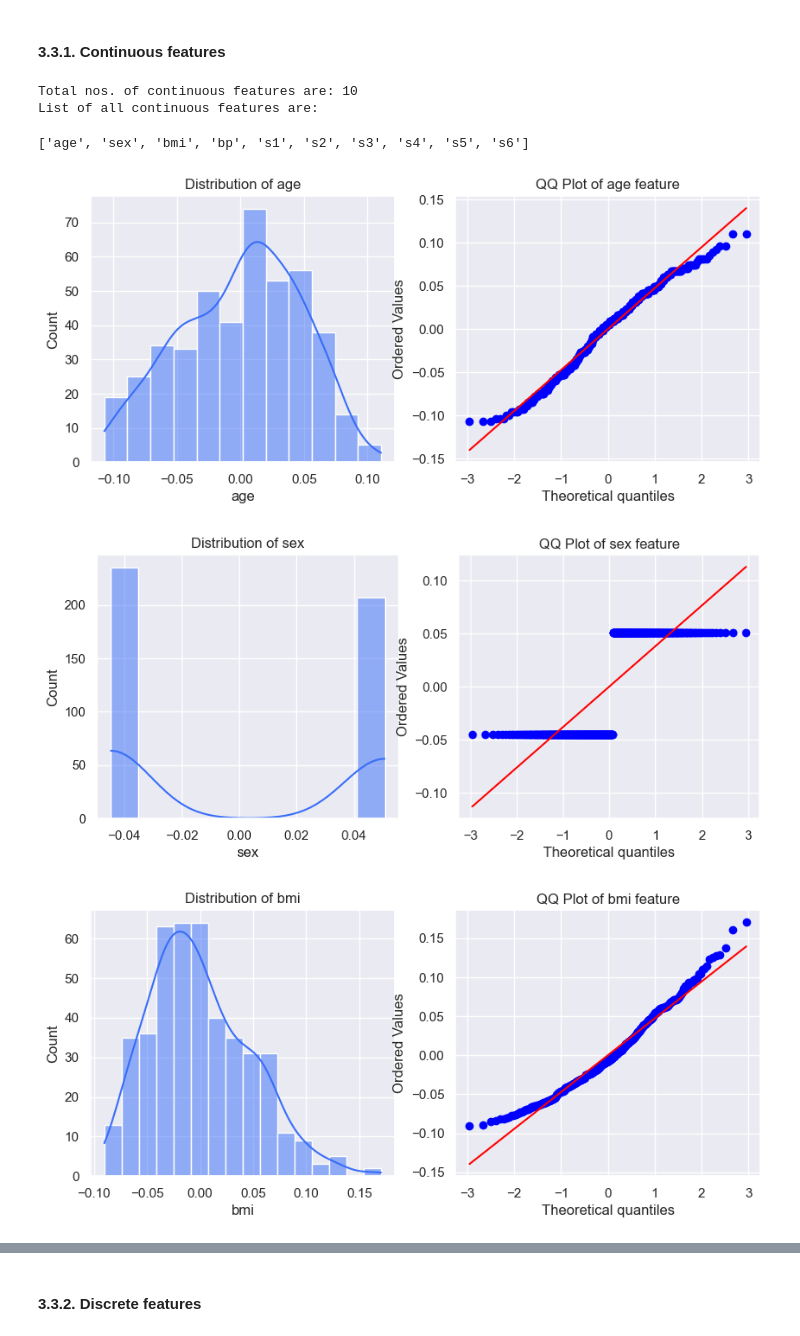
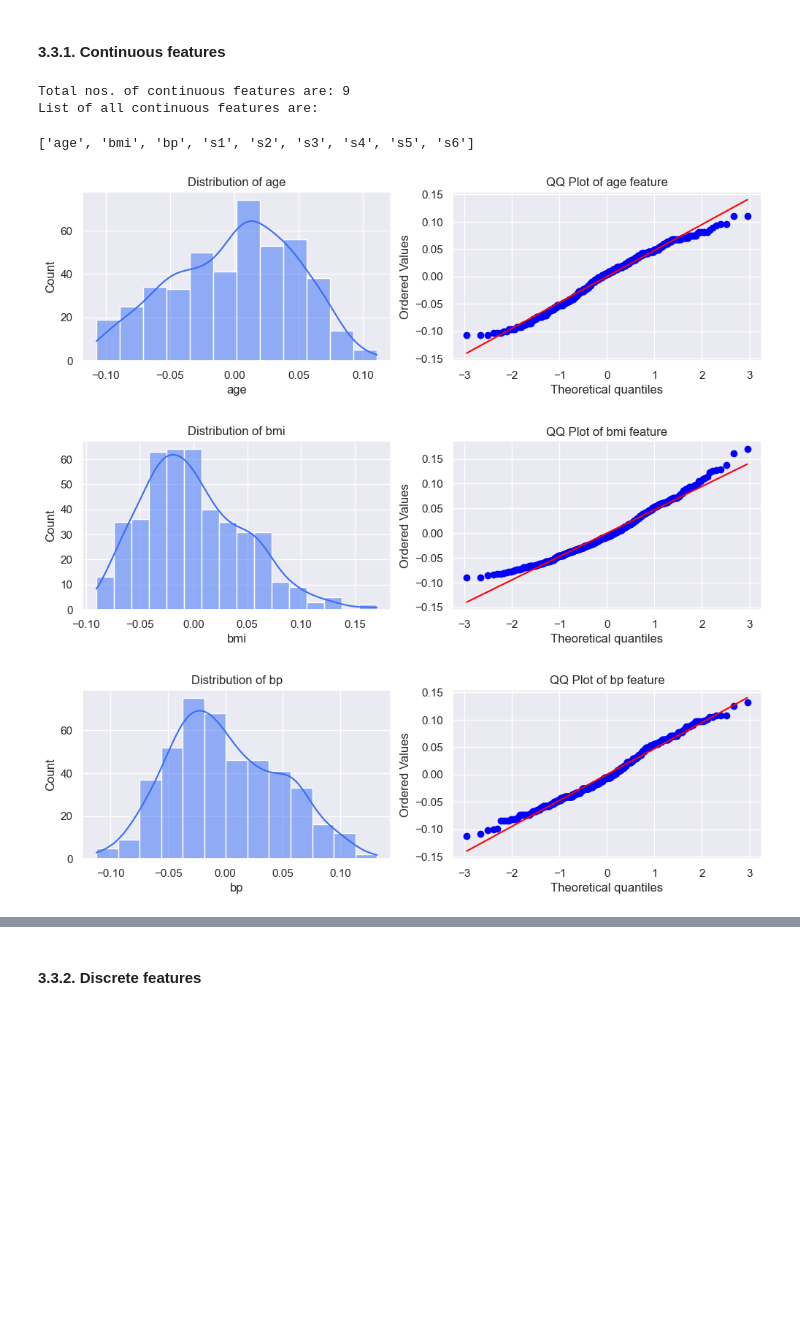
Before and after one commit to AmanKrSahu/ML-Algorithms-Implementation, a Jupyter notebook: Linear Regression.ipynb, the cells around one changed output, grey strips where cells are left out. Cells and saved outputs as stored; diff of their text form; code cells hidden in the pictures; blank space fills up the shorter version.

```diff
--- a/Linear Regression.ipynb
+++ b/Linear Regression.ipynb
@@ -67,6 +67,6 @@ diabetes_dataset = sklearn.datasets.load_diabetes()
 # %%
 # Creating a dataframe
 df = pd.DataFrame(data=diabetes_dataset['data'], columns=diabetes_dataset['feature_names'])
-df['Target'] = diabetes_dataset['target']
+df['Output'] = diabetes_dataset['target']
 df.sample(5)
 # %% [output]
@@ -137,13 +138,13 @@ sns.heatmap(df.corr(), mask=mask).set(facecolor = 'white')
 ### 3.2. Target feature
 # %%
 # Plots of Target feature
-fig, ax = plt.subplots(1, 2, figsize=(12,4))
+fig, ax = plt.subplots(1, 2, figsize=(10,3))
 # Distribution of Target features
-sns.histplot(data=df, x='Target', ax=ax[0], kde=True)
+sns.histplot(data=df, x='Output', ax=ax[0], kde=True)
 ax[0].set_title("Quantitative measure of disease progression")
 
 # QQ Plot of Target feature
-stats.probplot(df['Target'],dist='norm',plot=plt)
-ax[1].set_title(f"QQ Plot of Target feature")
+stats.probplot(df['Output'],dist='norm',plot=plt)
+ax[1].set_title(f"QQ Plot of Output feature")
 plt.tight_layout()
 # %% [output]
@@ -159,7 +160,7 @@ Kurtosis: -0.8830573344098585
 ### 3.3. Numerical features
 # %%
 # Extracting all the numerical features
-numerical_features = [feature for feature in df.select_dtypes(exclude='object').columns if feature not in ['Target']]
+numerical_features = [feature for feature in df.select_dtypes(exclude='object').columns if feature not in ['Output']]
 
 print(f"Total nos. of categorical features are: {len(numerical_features)}")
 print("List of all categorical features are:")
@@ -200,28 +201,28 @@ Total nos. of unique values in s6 feature are: 56
 #### 3.3.1. Continuous features
 # %%
 # Extracting all the continuous features
-continuous_features = [feature for feature in numerical_features if feature not in ['Sex']]
+continuous_features = [feature for feature in numerical_features if feature not in ['sex']]
 
 print(f"Total nos. of continuous features are: {len(continuous_features)}")
 print("List of all continuous features are:")
 continuous_features
 # %% [output]
-Total nos. of continuous features are: 10
+Total nos. of continuous features are: 9
 List of all continuous features are:
-['age', 'sex', 'bmi', 'bp', 's1', 's2', 's3', 's4', 's5', 's6']
+['age', 'bmi', 'bp', 's1', 's2', 's3', 's4', 's5', 's6']
 # %%
 # Plotting distributions of continuous features
 for feature in continuous_features:
-    fig, ax = plt.subplots(1, 2, figsize=(10,4))
+    fig, ax = plt.subplots(1, 2, figsize=(12,3))
     # Distribution of continuous features
     sns.histplot(data=df, x=feature, ax=ax[0], kde=True)
     ax[0].set_title(f"Distribution of {feature}")
 
     # QQ Plot of continuous feature
     stats.probplot(df[feature],dist='norm',plot=plt)
     ax[1].set_title(f"QQ Plot of {feature} feature")
 plt.tight_layout()
 # %% [output]
-[figure, old version]
+[figure, new version]
-[figure, old version]
+[figure, new version]
-[figure, old version]
+[figure, new version]
```
Also changed, not shown: parts of 12 cells of this notebook, 2 other files.
